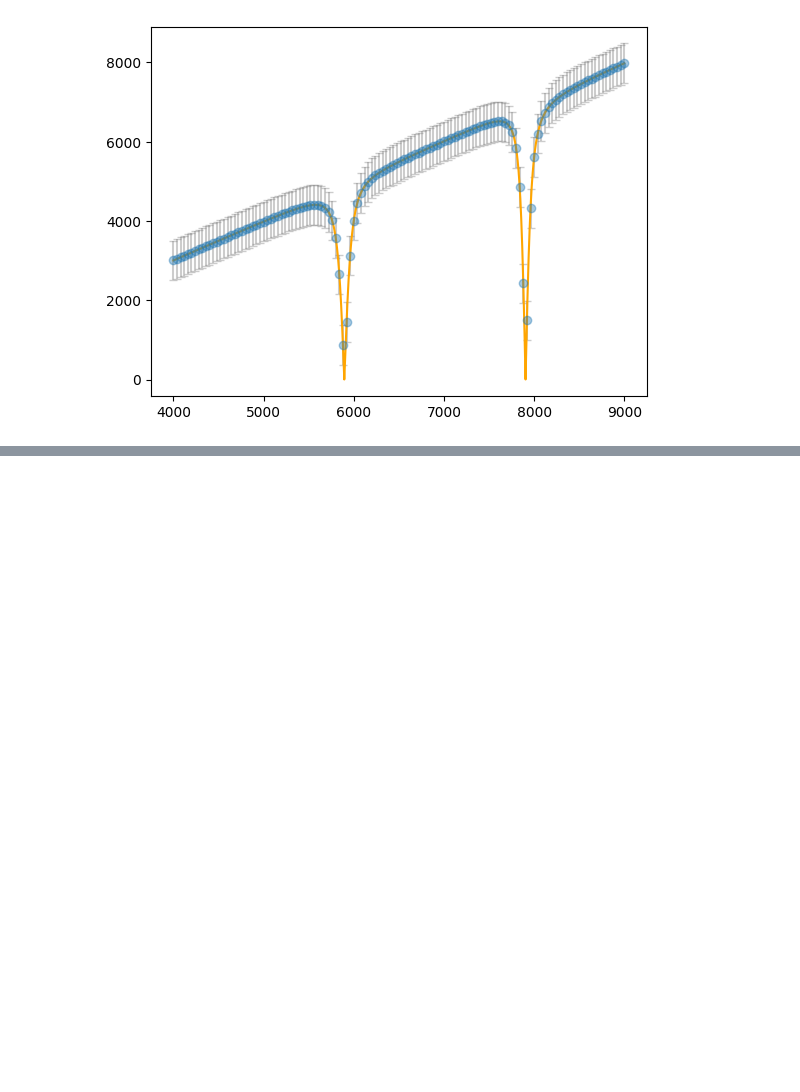
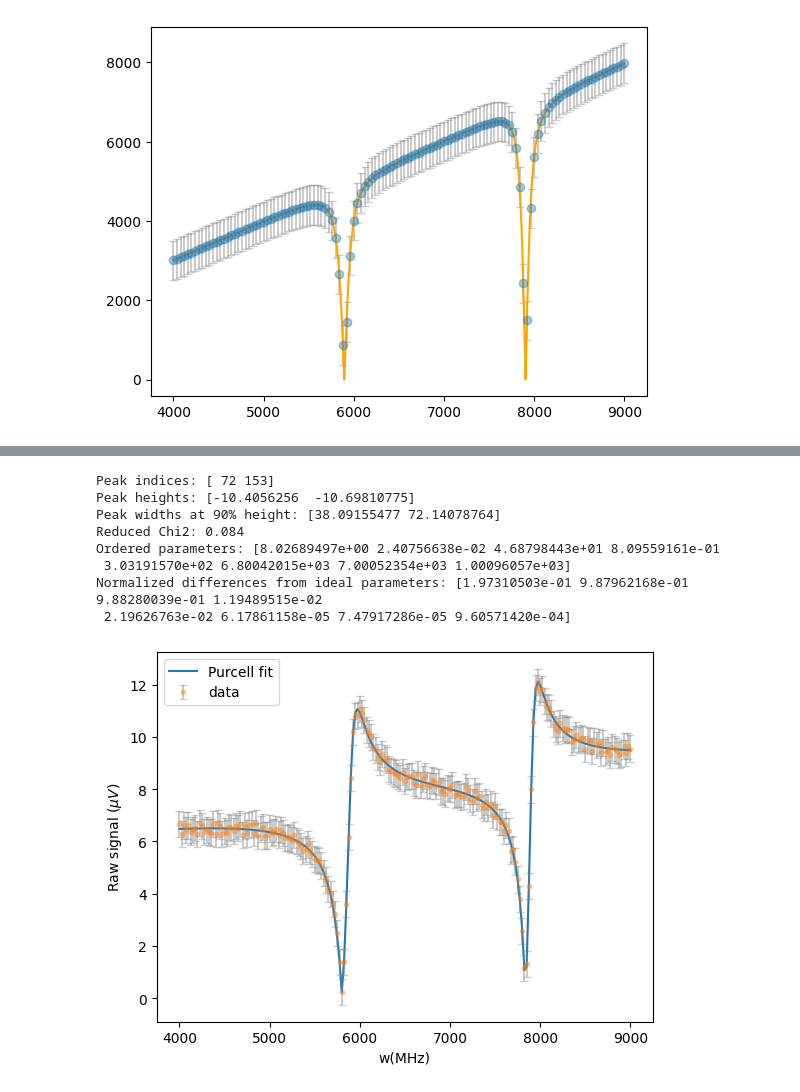
Before and after one commit to Giuhcs/purcell_filter_model, a Jupyter notebook: main.ipynb, the cells around one changed output, grey strips where cells are left out. Drawn from its saved outputs; the diff is of its cells as text; code cells hidden in the pictures; blank space fills up the shorter version.

```diff
--- a/main.ipynb
+++ b/main.ipynb
@@ -535,0 +575,22 @@ plt.plot(tilted_x,y_fit, color="orange")
+# %%
+from importlib import reload
+import purcell
+
+reload(purcell)
+
+from purcell import fit_purcell
+
+red_chi2, params = fit_purcell(frequencies=tilted_x, data=noise_tilted_data_0, sigmas=tilted_data_error_bars)
+print(f"Reduced Chi2: {red_chi2:.3f}")
+print(f"Ordered parameters: {params}")
+print(f"Normalized differences from ideal parameters: {abs(params-tilt_params_0)/tilt_params_0}")
+# %% [output]
+Peak indices: [ 72 153]
+Peak heights: [-10.4056256  -10.69810775]
+Peak widths at 90% height: [38.09155477 72.14078764]
+Reduced Chi2: 0.084
+Ordered parameters: [8.02689497e+00 2.40756638e-02 4.68798443e+01 8.09559161e-01
+ 3.03191570e+02 6.80042015e+03 7.00052354e+03 1.00096057e+03]
+Normalized differences from ideal parameters: [1.97310503e-01 9.87962168e-01 9.88280039e-01 1.19489515e-02
+ 2.19626763e-02 6.17861158e-05 7.47917286e-05 9.60571420e-04]
+[figure, added]
```
Also changed, not shown: parts of 5 cells of this notebook, 1 other file.
